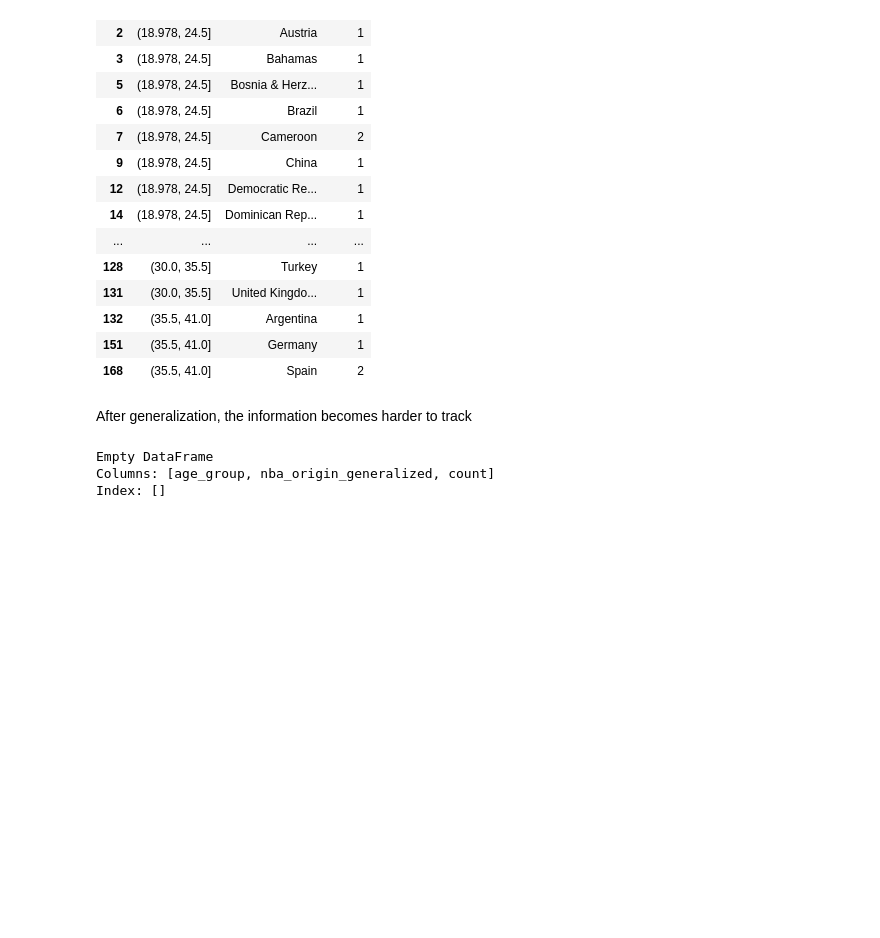
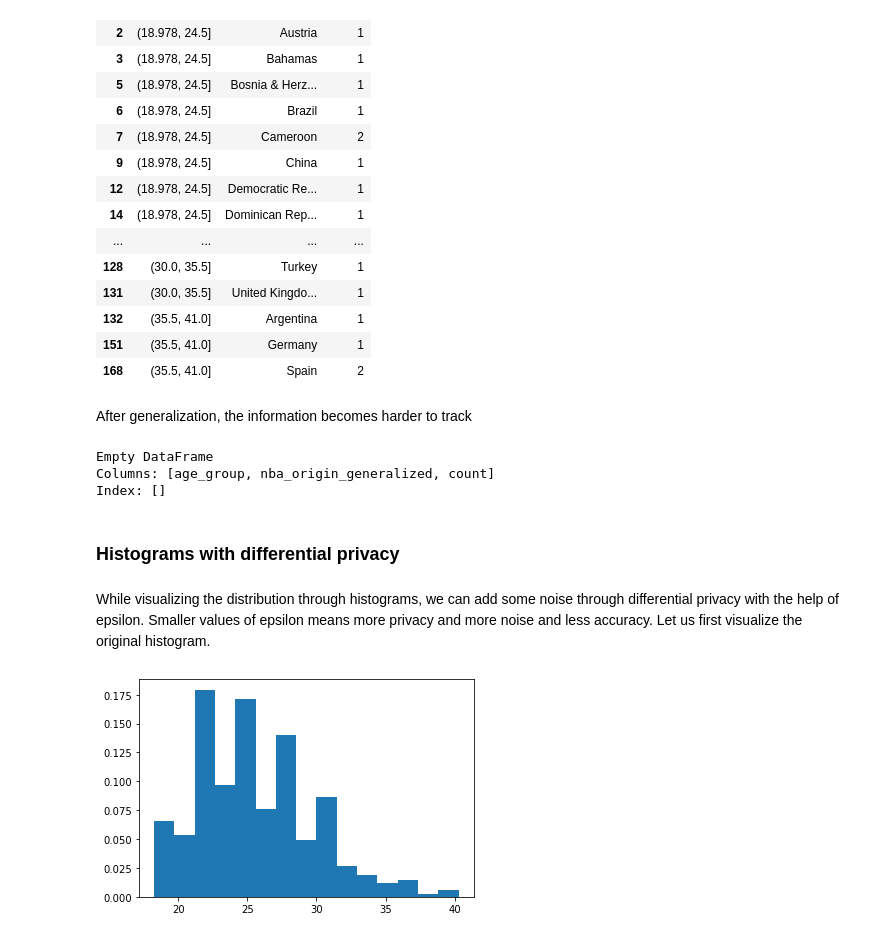
Before and after one commit to syednayeemridwan/data-science-projects, a Jupyter notebook: Data Anonymization and Release/data anonymization.ipynb, the cells around one changed output. Drawn from its saved outputs; the diff is of its cells as text; code cells hidden in the pictures; blank space fills up the shorter version.

```diff
--- a/Data Anonymization and Release/data anonymization.ipynb
+++ b/Data Anonymization and Release/data anonymization.ipynb
@@ -407,3 +407,22 @@ print(df_count[(df_count['count'] > 0) & (df_count['count'] < k)] )
 Empty DataFrame
 Columns: [age_group, nba_origin_generalized, count]
 Index: []
+# %% [markdown]
+### Histograms with differential privacy
+# %% [markdown]
+While visualizing the distribution through histograms, we can add some noise through differential privacy with the help of epsilon. Smaller values of epsilon means more privacy and more noise and less accuracy. Let us first visualize the original histogram.
+# %%
+import numpy as np
+import matplotlib.pyplot as plt
+ages = nba["Age"]
+# Get counts and bars for non-private histogram of ages
+counts, bins = np.histogram(ages, bins='auto')
+
+# Normalize counts to get proportions
+proportions = counts/counts.sum()
+
+# Draw the histogram of proportions
+plt.bar(bins[: - 1], height=proportions, width=(bins[1] - bins[0]))
+plt.show()
+# %% [output]
+[figure, added]
```
Also changed, not shown: parts of 18 cells of this notebook.
